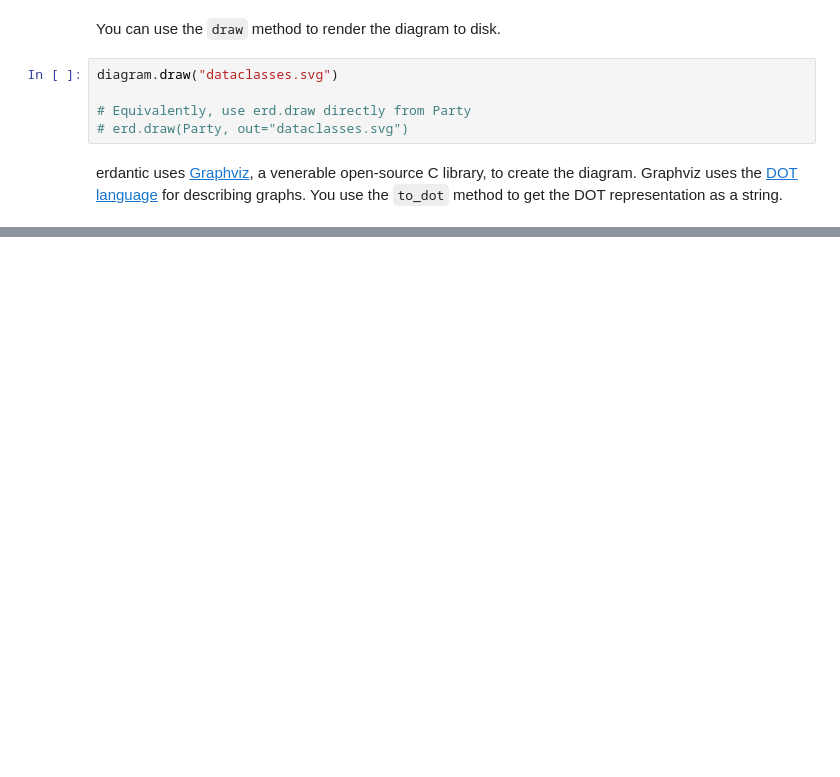
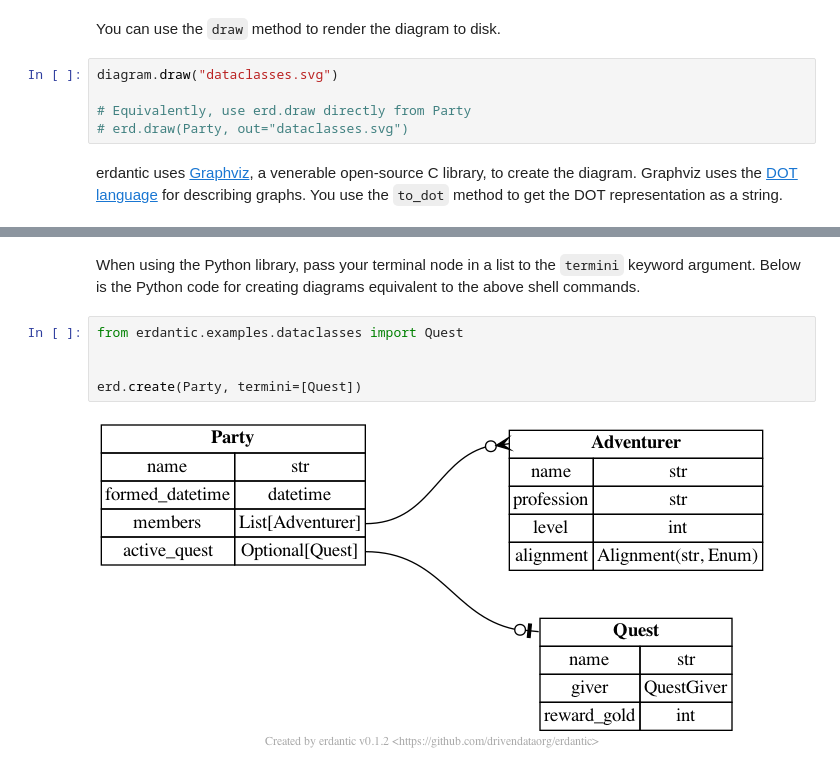
Before and after one commit to drivendataorg/erdantic, a Jupyter notebook: docs/docs/examples/dataclasses.ipynb, the cells around one changed output, grey strips where cells are left out. Drawn from its saved outputs; the diff is of its cells as text; blank space fills up the shorter version.

Commit message:
Add option for terminal nodes. Closes #22

```diff
--- a/docs/docs/examples/dataclasses.ipynb
+++ b/docs/docs/examples/dataclasses.ipynb
@@ -66,0 +109,9 @@ assert diagram.to_dot() == erd.to_dot(Party)
+# %% [markdown]
+When using the Python library, pass your terminal node in a list to the `termini` keyword argument. Below is the Python code for creating diagrams equivalent to the above shell commands.
+# %%
+from erdantic.examples.dataclasses import Quest
+
+
+erd.create(Party, termini=[Quest])
+# %% [output]
+[figure, added]
```
Also changed, not shown: parts of 6 cells of this notebook, 6 other files.
